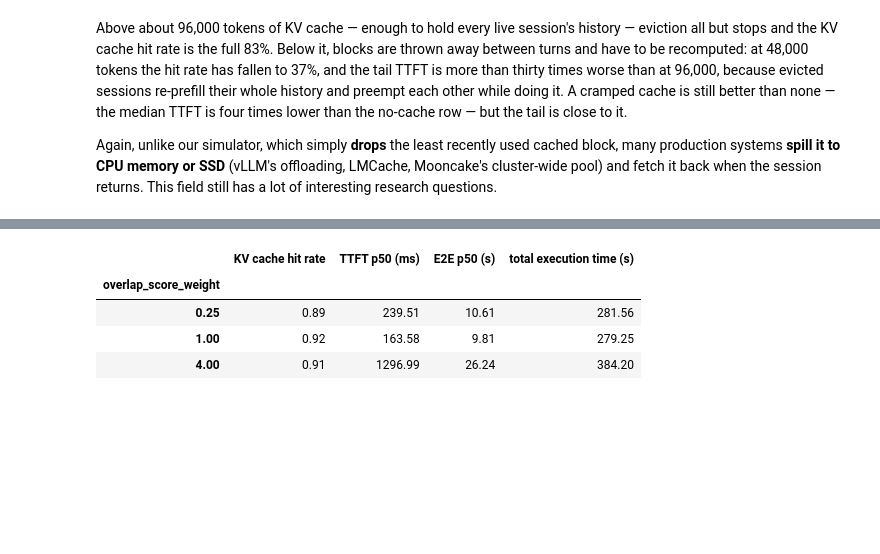
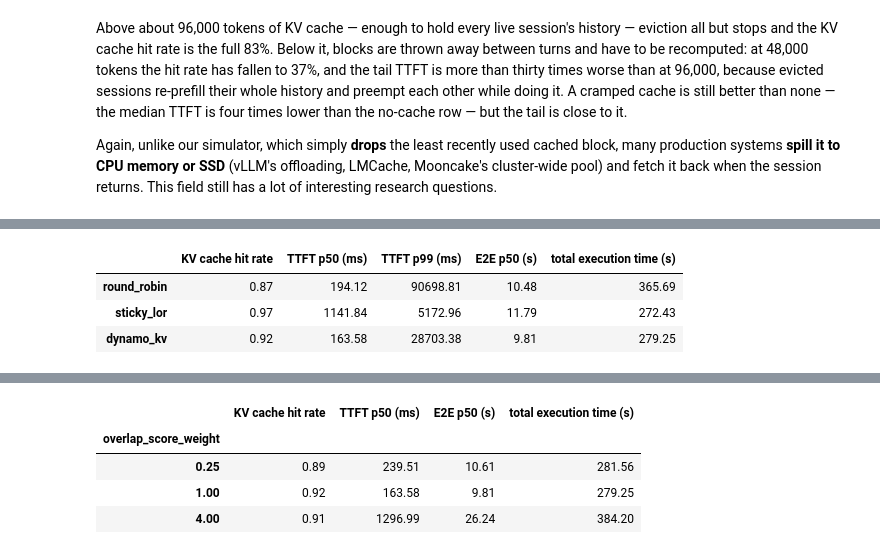
Before and after one commit to kwmaeng91/studying-llm-systems-without-gpus, a Jupyter notebook: docs/lectures/05-prefix-caching.ipynb, the cells around one changed output, grey strips where cells are left out. Drawn from its saved outputs; the diff is of its cells as text; code cells hidden in the pictures; blank space fills up the shorter version.

```diff
--- a/docs/lectures/05-prefix-caching.ipynb
+++ b/docs/lectures/05-prefix-caching.ipynb
@@ -631,0 +647,7 @@ value means "care more about hits, less about load":
+# %%
+pd.DataFrame({p: route(p, 32) for p in POLICIES}).T.round(2)
+# %% [output]
+|  | KV cache hit rate | TTFT p50 (ms) | TTFT p99 (ms) | E2E p50 (s) | total execution time (s) |
+| round_robin | 0.87 | 194.12 | 90698.81 | 10.48 | 365.69 |
+| sticky_lor | 0.97 | 1141.84 | 5172.96 | 11.79 | 272.43 |
+| dynamo_kv | 0.92 | 163.58 | 28703.38 | 9.81 | 279.25 |
```
Also changed, not shown: parts of 9 cells of this notebook, 1 other file.
